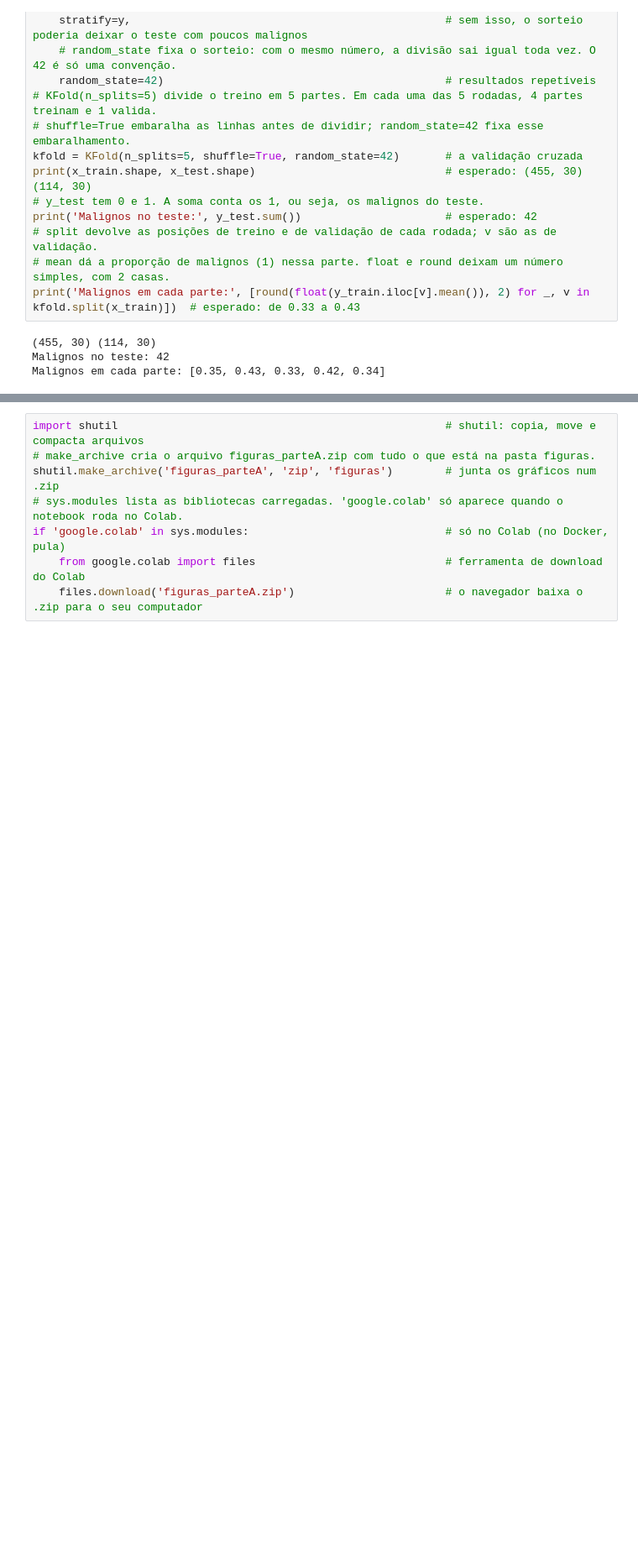
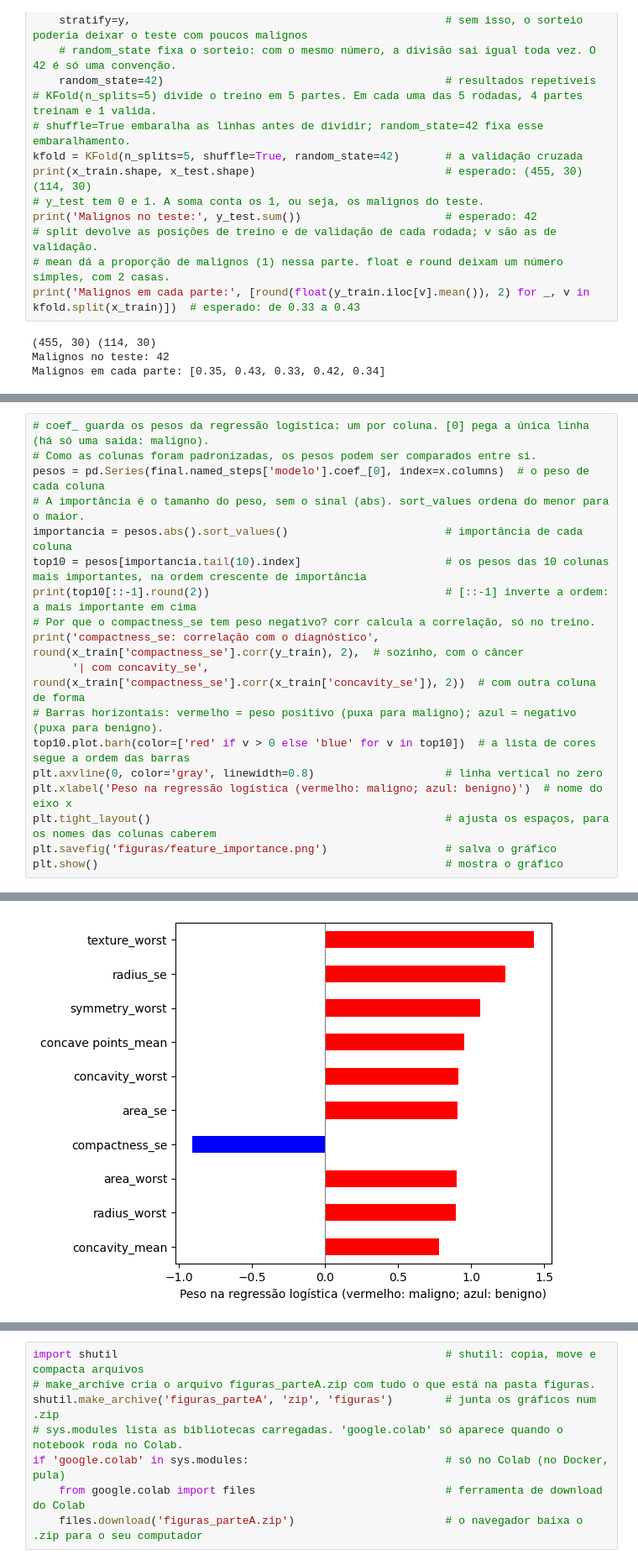
Before and after one commit to gabrielrb/tech-challenge-fase1, a Jupyter notebook: diagnostico_cancer_mama.ipynb, the cells around one changed output, grey strips where cells are left out. Shown at 84% size. Cells and saved outputs as stored; diff of their text form; blank space fills up the shorter version.

```diff
--- a/diagnostico_cancer_mama.ipynb
+++ b/diagnostico_cancer_mama.ipynb
@@ -739,0 +638,19 @@ O Colab apaga os arquivos quando a sessão fecha. Esta célula junta as figuras
+# %%
+# coef_ guarda os pesos da regressão logística: um por coluna. [0] pega a única linha (há só uma saída: maligno).
+# Como as colunas foram padronizadas, os pesos podem ser comparados entre si.
+pesos = pd.Series(final.named_steps['modelo'].coef_[0], index=x.columns)  # o peso de cada coluna
+# A importância é o tamanho do peso, sem o sinal (abs). sort_values ordena do menor para o maior.
+importancia = pesos.abs().sort_values()                        # importância de cada coluna
+top10 = pesos[importancia.tail(10).index]                      # os pesos das 10 colunas mais importantes, na ordem crescente de importância
+print(top10[::-1].round(2))                                    # [::-1] inverte a ordem: a mais importante em cima
+# Por que o compactness_se tem peso negativo? corr calcula a correlação, só no treino.
+print('compactness_se: correlação com o diagnóstico', round(x_train['compactness_se'].corr(y_train), 2),  # sozinho, com o câncer
+      '| com concavity_se', round(x_train['compactness_se'].corr(x_train['concavity_se']), 2))  # com outra coluna de forma
+# Barras horizontais: vermelho = peso positivo (puxa para maligno); azul = negativo (puxa para benigno).
+top10.plot.barh(color=['red' if v > 0 else 'blue' for v in top10])  # a lista de cores segue a ordem das barras
+plt.axvline(0, color='gray', linewidth=0.8)                    # linha vertical no zero
+plt.xlabel('Peso na regressão logística (vermelho: maligno; azul: benigno)')  # nome do eixo x
+plt.tight_layout()                                             # ajusta os espaços, para os nomes das colunas caberem
+plt.savefig('figuras/feature_importance.png')                  # salva o gráfico
+plt.show()                                                     # mostra o gráfico
+# %% [output]
@@ -739,0 +669 @@ O Colab apaga os arquivos quando a sessão fecha. Esta célula junta as figuras
+[figure, added]
```
Also changed, not shown: parts of 44 cells of this notebook, 9 other files.
